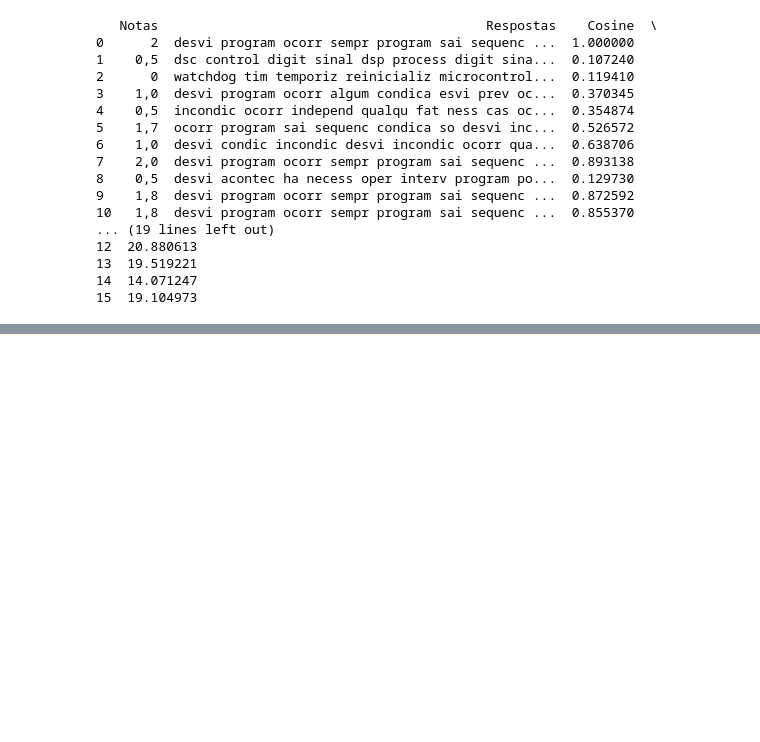
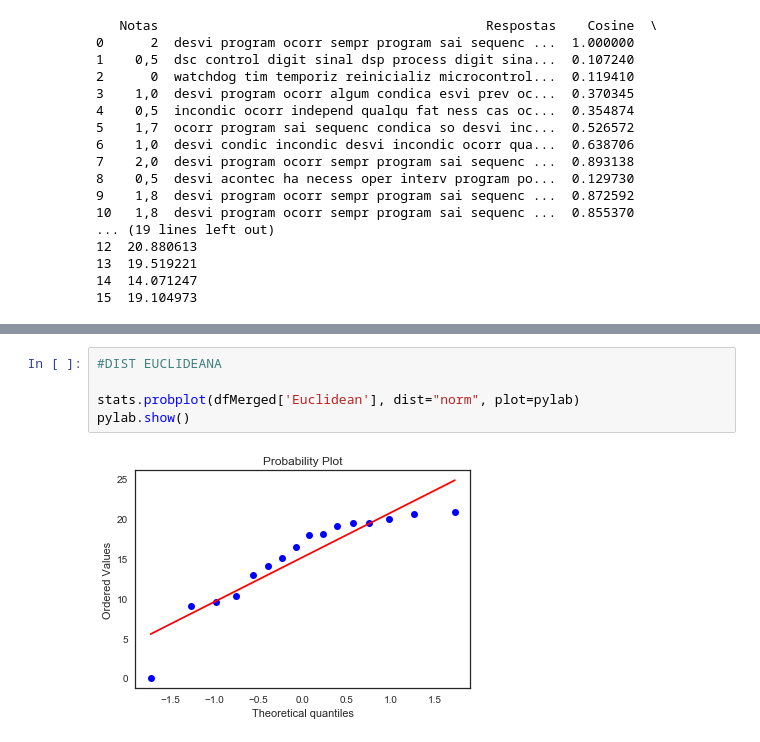
Before and after one commit to leonardbarreto/PIBIC_Assessment_Corrector, a Jupyter notebook: ProjetoIC.ipynb, the cells around one changed output, grey strips where cells are left out. Saved outputs shown, nothing was run; the diff lists cells and outputs as text; blank space fills up the shorter version.

```diff
--- a/ProjetoIC.ipynb
+++ b/ProjetoIC.ipynb
@@ -602,0 +672,7 @@ print(dfMerged)
+# %%
+#DIST EUCLIDEANA
+
+stats.probplot(dfMerged['Euclidean'], dist="norm", plot=pylab)
+pylab.show()
+# %% [output]
+[figure, added]
```
Also changed, not shown: parts of 20 cells of this notebook, 1 other file.
